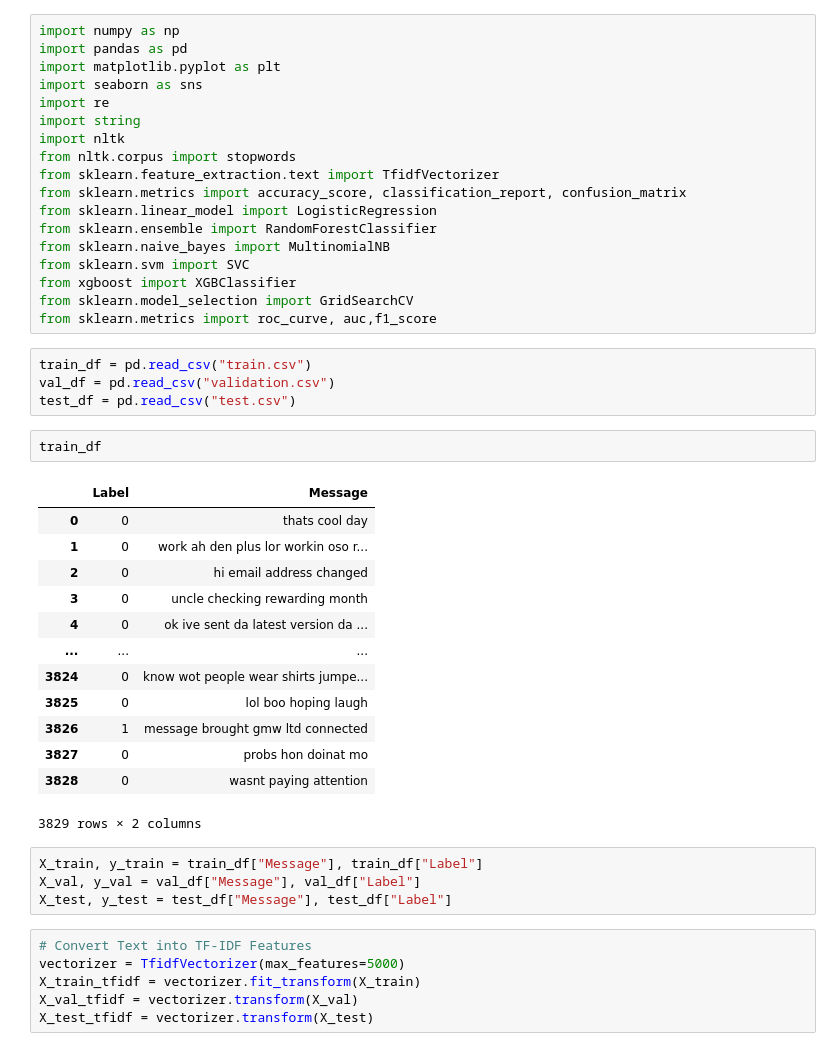
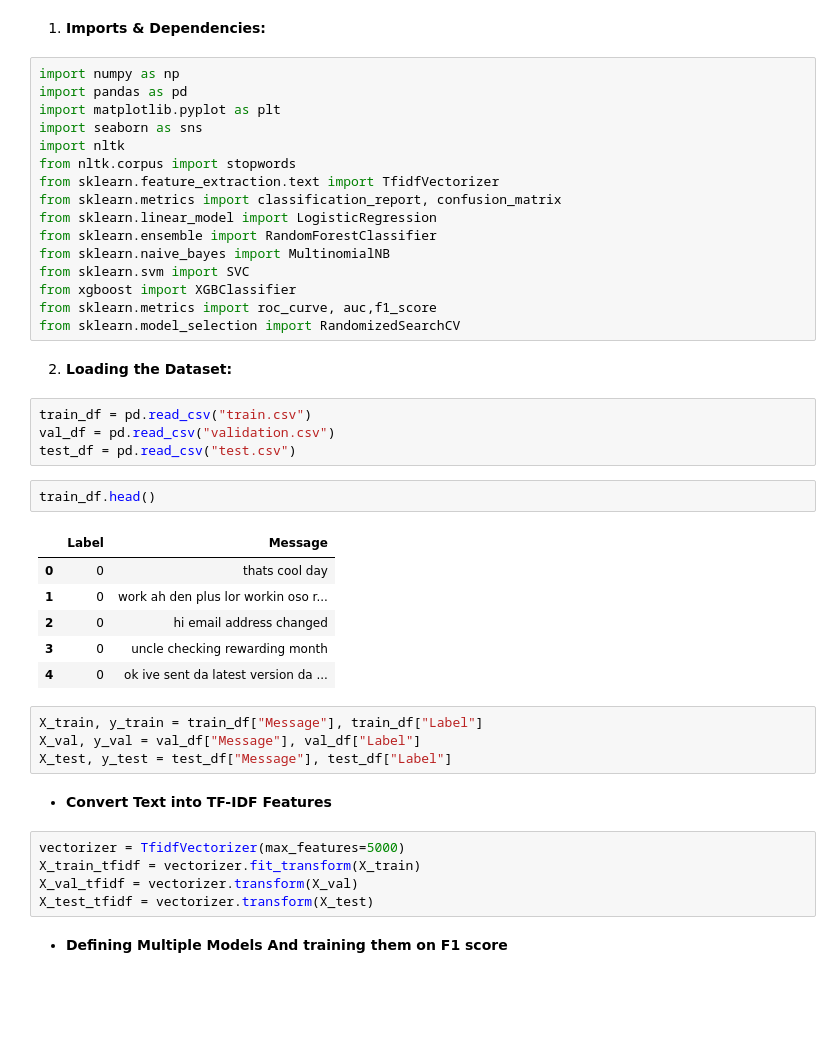
Before and after one commit to msiddhesh/AppliedMachineLearning, a Jupyter notebook: Assignment 1/train.ipynb, the cells around one changed output. Saved outputs shown, nothing was run; the diff lists cells and outputs as text; blank space fills up the shorter version.

```diff
--- a/Assignment 1/train.ipynb
+++ b/Assignment 1/train.ipynb
@@ -1,49 +1,47 @@
+# %% [markdown]
+1. **Imports & Dependencies:**
 # %%
 import numpy as np
 import pandas as pd
 import matplotlib.pyplot as plt
 import seaborn as sns
-import re
-import string
 import nltk
 from nltk.corpus import stopwords
 from sklearn.feature_extraction.text import TfidfVectorizer
-from sklearn.metrics import accuracy_score, classification_report, confusion_matrix
+from sklearn.metrics import classification_report, confusion_matrix
 from sklearn.linear_model import LogisticRegression
 from sklearn.ensemble import RandomForestClassifier
 from sklearn.naive_bayes import MultinomialNB
 from sklearn.svm import SVC
 from xgboost import XGBClassifier
-from sklearn.model_selection import GridSearchCV
 from sklearn.metrics import roc_curve, auc,f1_score
+from sklearn.model_selection import RandomizedSearchCV
+# %% [markdown]
+2. **Loading the Dataset:**
 # %%
 train_df = pd.read_csv("train.csv")
 val_df = pd.read_csv("validation.csv")
 test_df = pd.read_csv("test.csv")
 # %%
-train_df
+train_df.head()
 # %% [output]
 |  | Label | Message |
 | 0 | 0 | thats cool day |
 | 1 | 0 | work ah den plus lor workin oso r... |
 | 2 | 0 | hi email address changed |
 | 3 | 0 | uncle checking rewarding month |
 | 4 | 0 | ok ive sent da latest version da ... |
-| ... | ... | ... |
-| 3824 | 0 | know wot people wear shirts jumpe... |
-| 3825 | 0 | lol boo hoping laugh |
-| 3826 | 1 | message brought gmw ltd connected |
-| 3827 | 0 | probs hon doinat mo |
-| 3828 | 0 | wasnt paying attention |
-3829 rows × 2 columns
 # %%
 X_train, y_train = train_df["Message"], train_df["Label"]
 X_val, y_val = val_df["Message"], val_df["Label"]
 X_test, y_test = test_df["Message"], test_df["Label"]
+# %% [markdown]
+- **Convert Text into TF-IDF Features**
 # %%
-# Convert Text into TF-IDF Features
 vectorizer = TfidfVectorizer(max_features=5000)
 X_train_tfidf = vectorizer.fit_transform(X_train)
 X_val_tfidf = vectorizer.transform(X_val)
 X_test_tfidf = vectorizer.transform(X_test)
+# %% [markdown]
+- **Defining Multiple Models And training them on F1 score**
 # %%
```
Also changed, not shown: parts of 8 cells of this notebook, 2 other files.
